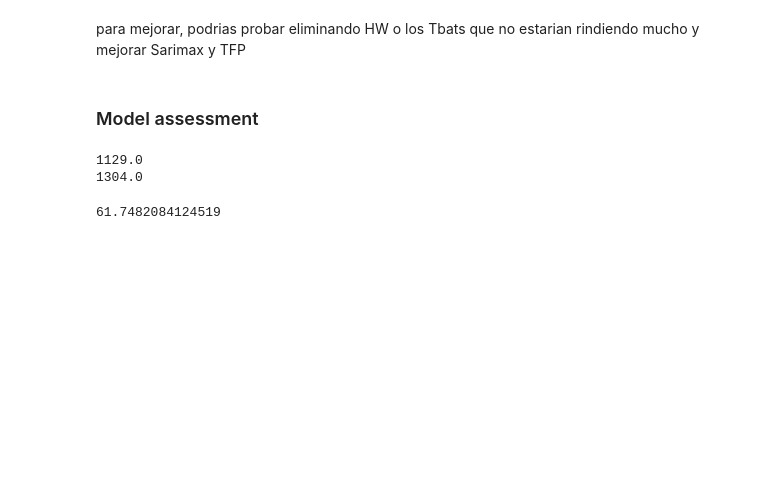
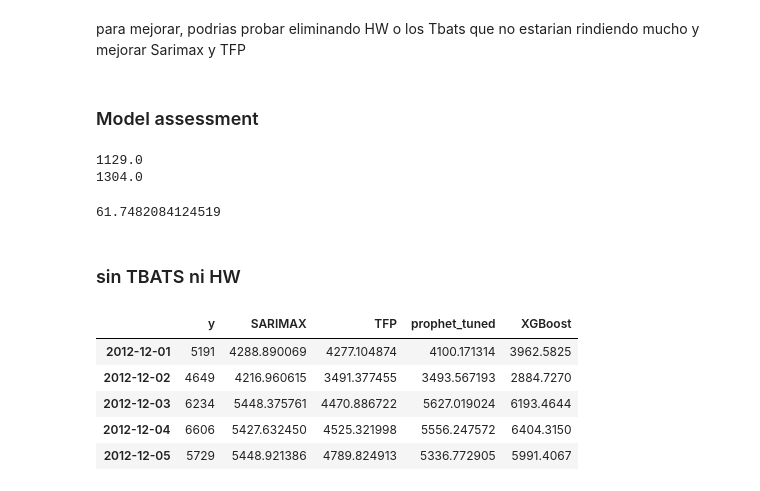
Before and after one commit to leomay282/Modelos-de-Pronosticos-Series-Temporales-Python, a Jupyter notebook: Ensemble/Ensemble Template.ipynb, the cells around one changed output. Saved outputs shown, nothing was run; the diff lists cells and outputs as text; code cells hidden in the pictures; blank space fills up the shorter version.

```diff
--- a/Ensemble/Ensemble Template.ipynb
+++ b/Ensemble/Ensemble Template.ipynb
@@ -138,3 +138,5 @@ def MAPE(y_true, y_pred):
 MAPE(df.y, df.ensemble)
 # %% [output]
 61.7482084124519
+# %% [markdown]
+### sin TBATS ni HW
@@ -140,0 +151,11 @@ MAPE(df.y, df.ensemble)
+# %%
+#concatenate predictions
+df = pd.concat([test_set, sarimax, tfp, prophet_tuned, xgboost], axis = 1)
+df.head()
+# %% [output]
+|  | y | SARIMAX | TFP | prophet_tuned | XGBoost |
+| 2012-12-01 | 5191 | 4288.890069 | 4277.104874 | 4100.171314 | 3962.5825 |
+| 2012-12-02 | 4649 | 4216.960615 | 3491.377455 | 3493.567193 | 2884.7270 |
+| 2012-12-03 | 6234 | 5448.375761 | 4470.886722 | 5627.019024 | 6193.4644 |
+| 2012-12-04 | 6606 | 5427.632450 | 4525.321998 | 5556.247572 | 6404.3150 |
+| 2012-12-05 | 5729 | 5448.921386 | 4789.824913 | 5336.772905 | 5991.4067 |
```
Also changed, not shown: parts of 5 cells of this notebook.
